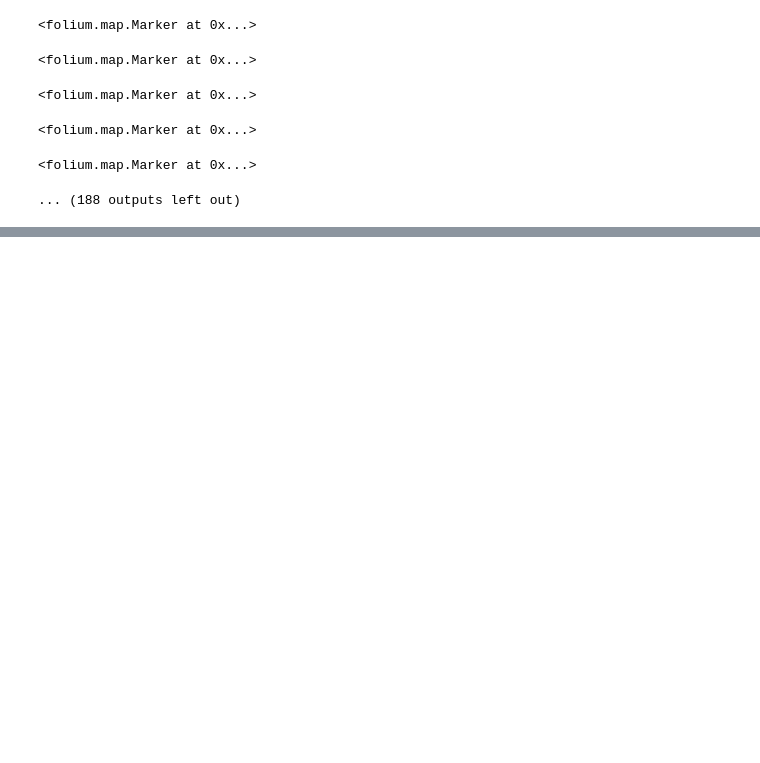
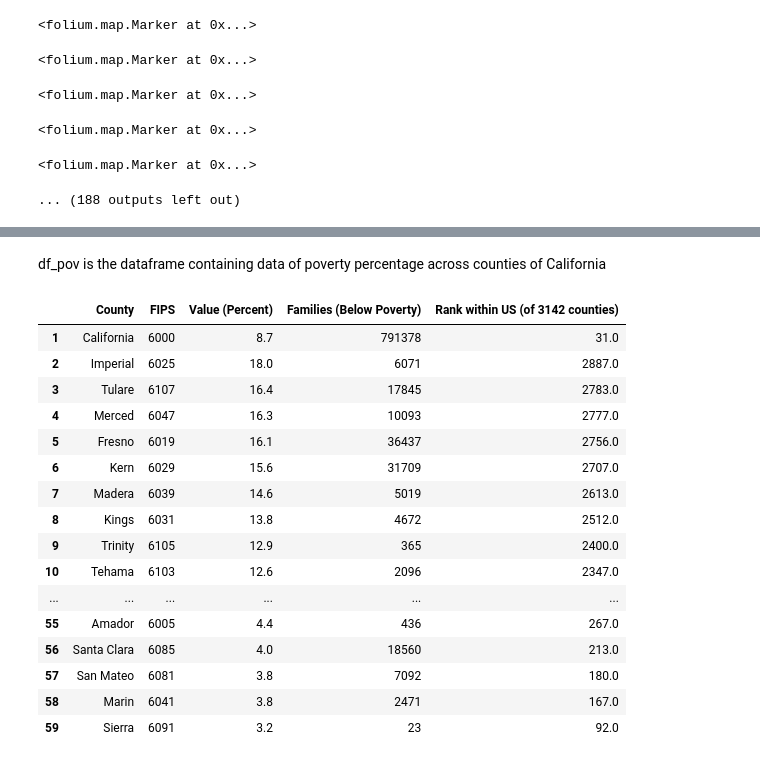
Before and after one commit to kpatwa153/gis, a Jupyter notebook: map.ipynb, the cells around one changed output, grey strips where cells are left out. Drawn from its saved outputs; the diff is of its cells as text; code cells hidden in the pictures; blank space fills up the shorter version.

```diff
--- a/map.ipynb
+++ b/map.ipynb
@@ -1052,0 +1084,26 @@ plt.show()
+# %% [markdown]
+df_pov is the dataframe containing data of poverty percentage across counties of California
+# %%
+! wget -q -O poverty_percentage.csv "https://drive.google.com/uc?export=download&id=1CnjjH7DtUhhQlJTneOVQMgZnZuw3ITdc"
+df_pov = pd.read_csv("poverty_percentage.csv")
+df_pov = df_pov.loc[1:]
+df_pov['County'] = df_pov['County'].str.replace(' County','')
+df_pov
+# %% [output]
+|  | County | FIPS | Value (Percent) | Families (Below Poverty) | Rank within US (of 3142 counties) |
+| 1 | California | 6000 | 8.7 | 791378 | 31.0 |
+| 2 | Imperial | 6025 | 18.0 | 6071 | 2887.0 |
+| 3 | Tulare | 6107 | 16.4 | 17845 | 2783.0 |
+| 4 | Merced | 6047 | 16.3 | 10093 | 2777.0 |
+| 5 | Fresno | 6019 | 16.1 | 36437 | 2756.0 |
+| 6 | Kern | 6029 | 15.6 | 31709 | 2707.0 |
+| 7 | Madera | 6039 | 14.6 | 5019 | 2613.0 |
+| 8 | Kings | 6031 | 13.8 | 4672 | 2512.0 |
+| 9 | Trinity | 6105 | 12.9 | 365 | 2400.0 |
+| 10 | Tehama | 6103 | 12.6 | 2096 | 2347.0 |
+| ... | ... | ... | ... | ... | ... |
+| 55 | Amador | 6005 | 4.4 | 436 | 267.0 |
+| 56 | Santa Clara | 6085 | 4.0 | 18560 | 213.0 |
+| 57 | San Mateo | 6081 | 3.8 | 7092 | 180.0 |
+| 58 | Marin | 6041 | 3.8 | 2471 | 167.0 |
+| 59 | Sierra | 6091 | 3.2 | 23 | 92.0 |
```
Also changed, not shown: parts of 14 cells of this notebook.
